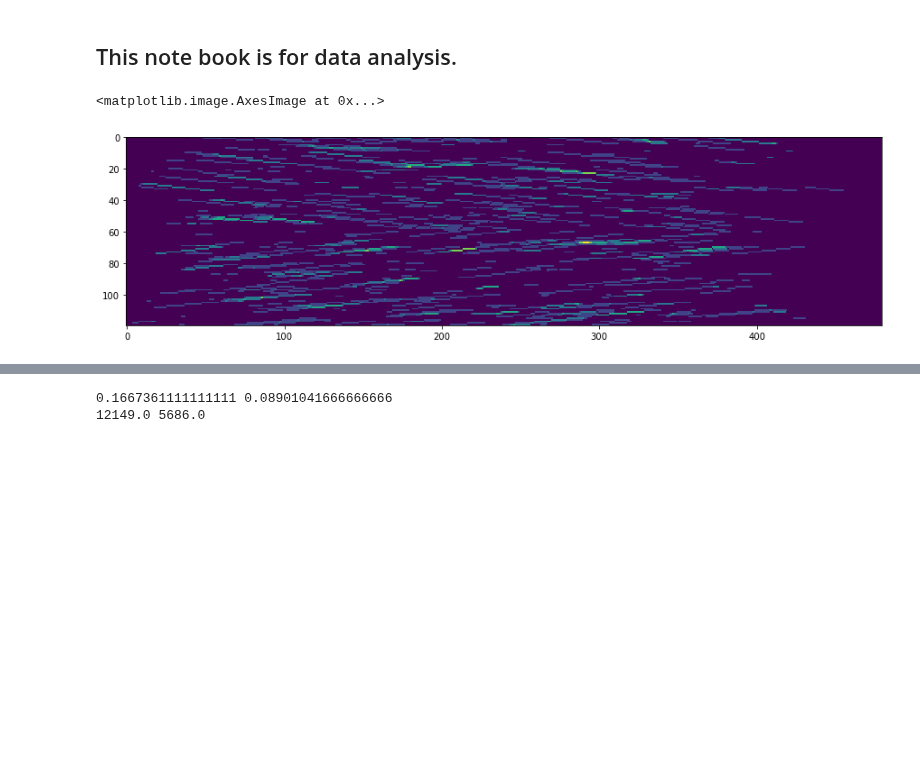
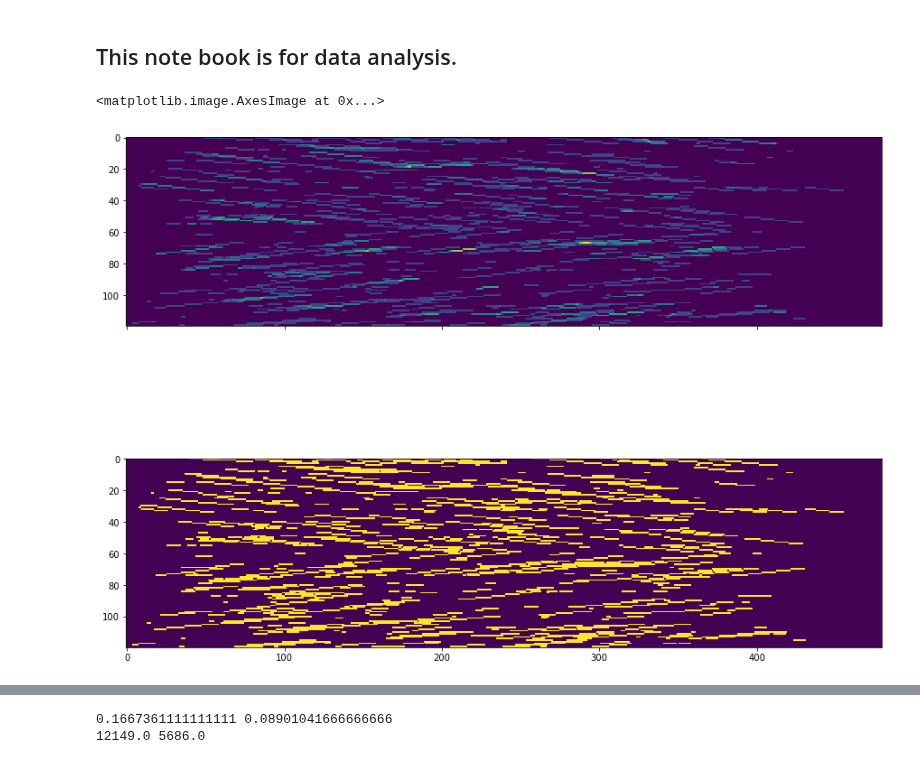
Before and after one commit to Dylan-Wyl10/RoboSense, a Jupyter notebook: analysis/coverAnalysis.ipynb, the cells around one changed output, grey strips where cells are left out. Cells and saved outputs as stored; diff of their text form; code cells hidden in the pictures; blank space fills up the shorter version.

```diff
--- a/analysis/coverAnalysis.ipynb
+++ b/analysis/coverAnalysis.ipynb
@@ -20,17 +20,26 @@ cover_LinkTime = np.sum(cover, axis=2)
 # %%
 # def GetSpacedElements(array, numElems = 4):
 #     return out = array[np.round(np.linspace(0, len(array)-1, numElems)).astype(int)]
 
 idx = np.arange(0,4800, 10)
 tmp_1 = cover_LinkTime_ben[: ,idx]
 tt = np.where(tmp_1 >0, 1, 0)
 
-plt.figure(figsize=(15,12))
+fig, axs = plt.subplots(
+  nrows=2,
+  ncols=1,
+  sharey=True,
+  sharex=True,
+  figsize=(15, 12)
+)
 
-plt.imshow(tmp_1, cmap='viridis', interpolation='none' )
+
+axs[0].imshow(tmp_1, cmap='viridis', interpolation='none')
+
+axs[1].imshow(tt, cmap='viridis', interpolation='none' )
 # %% [output]
 <matplotlib.image.AxesImage at 0x...>
-[figure, old version]
+[figure, new version]
 # %%
 tmp_2 = cover_LinkTime[: ,idx]
 tt2 = np.where(tmp_2 > 0, 1, 0)
```
Also changed, not shown: parts of 1 cell of this notebook.
